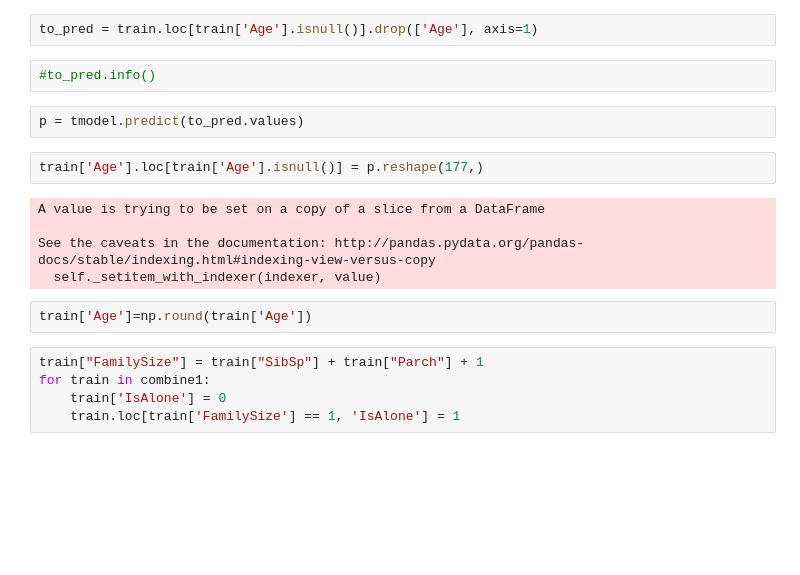
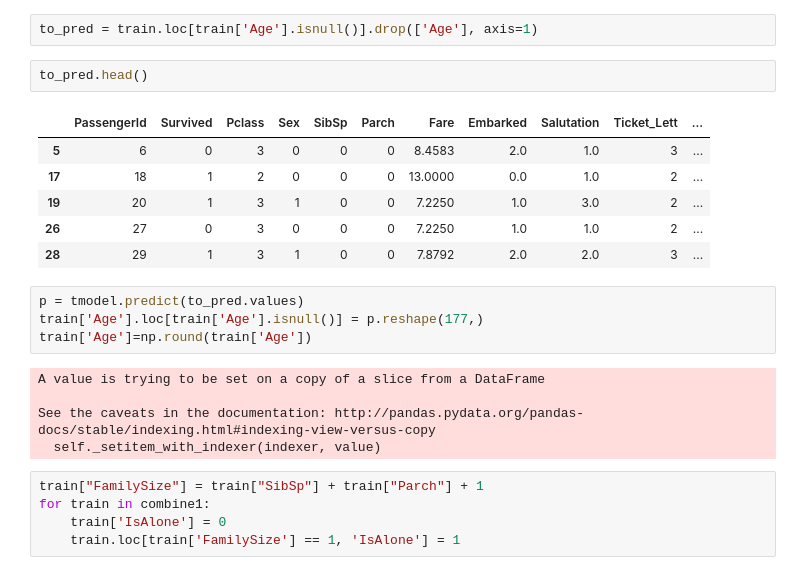
Before and after one commit to aj1m0n/program, a Jupyter notebook: kaggle/myself/code/light_NN.ipynb, the cells around one changed output. Drawn from its saved outputs; the diff is of its cells as text; blank space fills up the shorter version.

```diff
--- a/kaggle/myself/code/light_NN.ipynb
+++ b/kaggle/myself/code/light_NN.ipynb
@@ -107,19 +116,24 @@ Wall time: 1min 27s
 <keras.callbacks.History at 0x...>
 # %%
 to_pred = train.loc[train['Age'].isnull()].drop(['Age'], axis=1)
-# %%
-#to_pred.info()
-# %%
-p = tmodel.predict(to_pred.values)
+# %%
+to_pred.head()
+# %% [output]
+|  | PassengerId | Survived | Pclass | Sex | SibSp | Parch | Fare | Embarked | Salutation | Ticket_Lett | ... |
+| 5 | 6 | 0 | 3 | 0 | 0 | 0 | 8.4583 | 2.0 | 1.0 | 3 | ... |
+| 17 | 18 | 1 | 2 | 0 | 0 | 0 | 13.0000 | 0.0 | 1.0 | 2 | ... |
+| 19 | 20 | 1 | 3 | 1 | 0 | 0 | 7.2250 | 1.0 | 3.0 | 2 | ... |
+| 26 | 27 | 0 | 3 | 0 | 0 | 0 | 7.2250 | 1.0 | 1.0 | 2 | ... |
+| 28 | 29 | 1 | 3 | 1 | 0 | 0 | 7.8792 | 2.0 | 2.0 | 3 | ... |
 # %%
+p = tmodel.predict(to_pred.values)
 train['Age'].loc[train['Age'].isnull()] = p.reshape(177,)
+train['Age']=np.round(train['Age'])
 # %% [output]
 A value is trying to be set on a copy of a slice from a DataFrame
 
 See the caveats in the documentation: http://pandas.pydata.org/pandas-docs/stable/indexing.html#indexing-view-versus-copy
   self._setitem_with_indexer(indexer, value)
-# %%
-train['Age']=np.round(train['Age'])
 # %%
 train["FamilySize"] = train["SibSp"] + train["Parch"] + 1
 for train in combine1:
```
Also changed, not shown: parts of 15 cells of this notebook.
